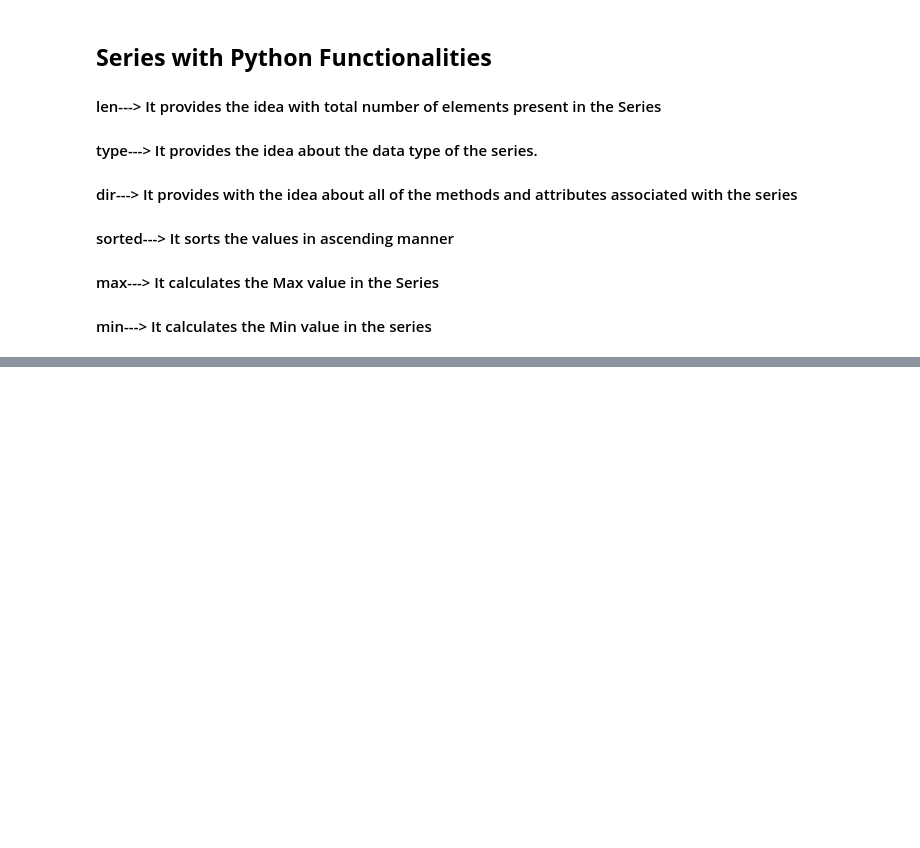
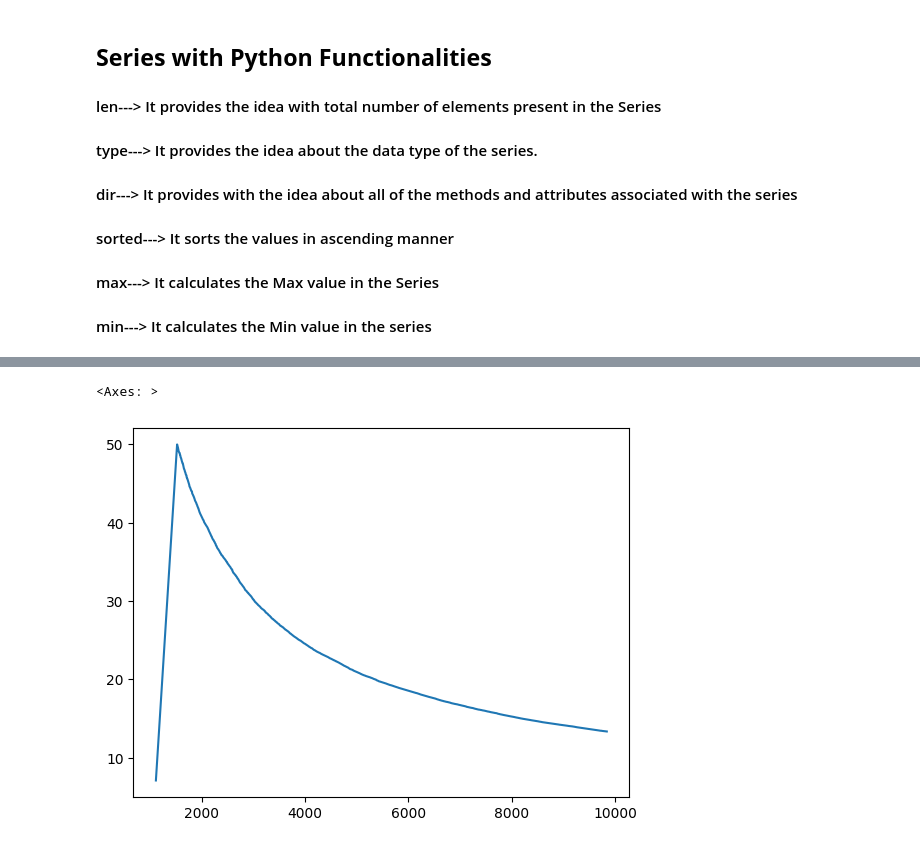
Before and after one commit to priyanshu-1006/Generative-AI, a Jupyter notebook: Machine_Learning/Prerequisite/02_Pandas/02_Series.ipynb, the cells around one changed output, grey strips where cells are left out. Drawn from its saved outputs; the diff is of its cells as text; code cells hidden in the pictures; blank space fills up the shorter version.

```diff
--- a/Machine_Learning/Prerequisite/02_Pandas/02_Series.ipynb
+++ b/Machine_Learning/Prerequisite/02_Pandas/02_Series.ipynb
@@ -697,0 +828,7 @@ Name: Popularity, Length: 9837, dtype: float64
+# %%
+avg=Popularity[Popularity < 50]
+# %%
+avg.plot()
+# %% [output]
+<Axes: >
+[figure, added]
```
Also changed, not shown: parts of 24 cells of this notebook.
